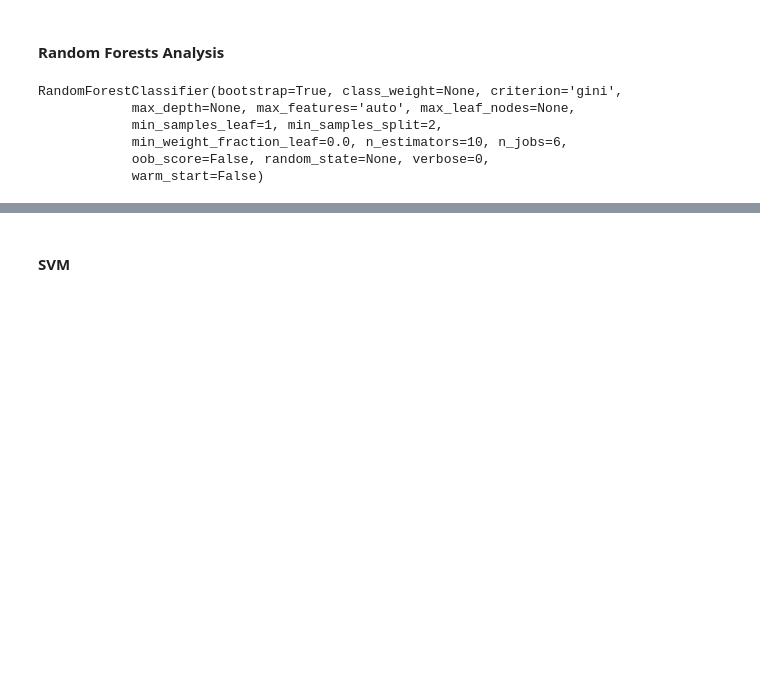
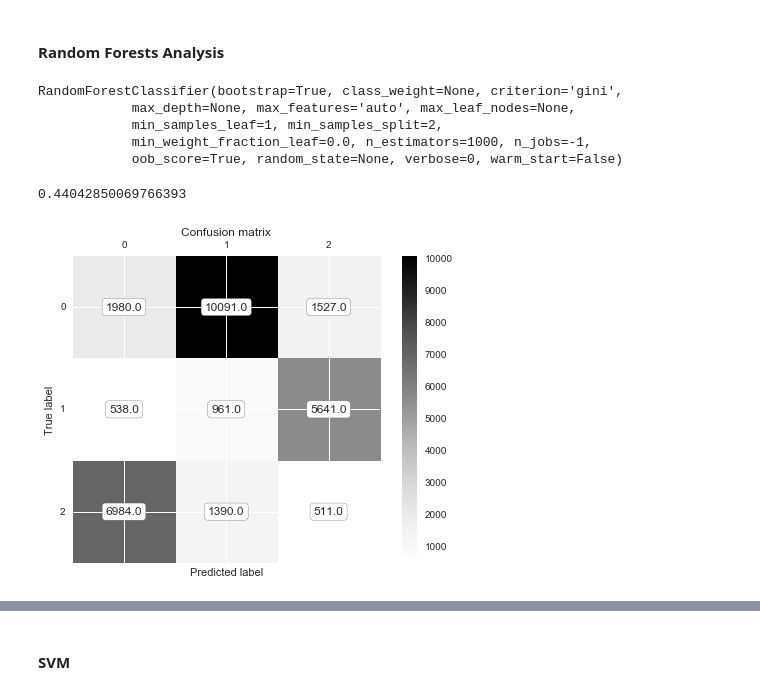
Before and after one commit to zxzjim/MyThinkful, a Jupyter notebook: CapStoneProject_n/Home Depot Product Search Relevance.ipynb, the cells around one changed output, grey strips where cells are left out. Saved outputs shown, nothing was run; the diff lists cells and outputs as text; code cells hidden in the pictures; blank space fills up the shorter version.

```diff
--- a/CapStoneProject_n/Home Depot Product Search Relevance.ipynb
+++ b/CapStoneProject_n/Home Depot Product Search Relevance.ipynb
@@ -685,16 +704,25 @@ train_subtest = train_merged_f.sample(frac=.4)
 # %%
 from sklearn.ensemble import RandomForestClassifier
 # %%
-clf = RandomForestClassifier(n_jobs=6)
+clf = RandomForestClassifier(n_jobs=-1, oob_score=True, n_estimators=1000)
 y, _ = pd.factorize(train_subtrain['relevance_class'])
 clf.fit(train_subtrain[feature_columns], y)
 # %% [output]
 RandomForestClassifier(bootstrap=True, class_weight=None, criterion='gini',
             max_depth=None, max_features='auto', max_leaf_nodes=None,
             min_samples_leaf=1, min_samples_split=2,
-            min_weight_fraction_leaf=0.0, n_estimators=10, n_jobs=6,
-            oob_score=False, random_state=None, verbose=0,
-            warm_start=False)
+            min_weight_fraction_leaf=0.0, n_estimators=1000, n_jobs=-1,
+            oob_score=True, random_state=None, verbose=0, warm_start=False)
+# %%
+clf.oob_score_
+# %% [output]
+0.44042850069766393
+# %%
+pred_rfc = clf.predict(train_subtest[feature_columns])
+# %%
+plot_confusion_matrix(pred_rfc, target_result=train_subtest['relevance_class'])
+# %% [output]
+[figure, added]
 # %%
 importances = clf.feature_importances_
 importances_d = zip(feature_columns, importances)
```
Also changed, not shown: parts of 32 cells of this notebook.
